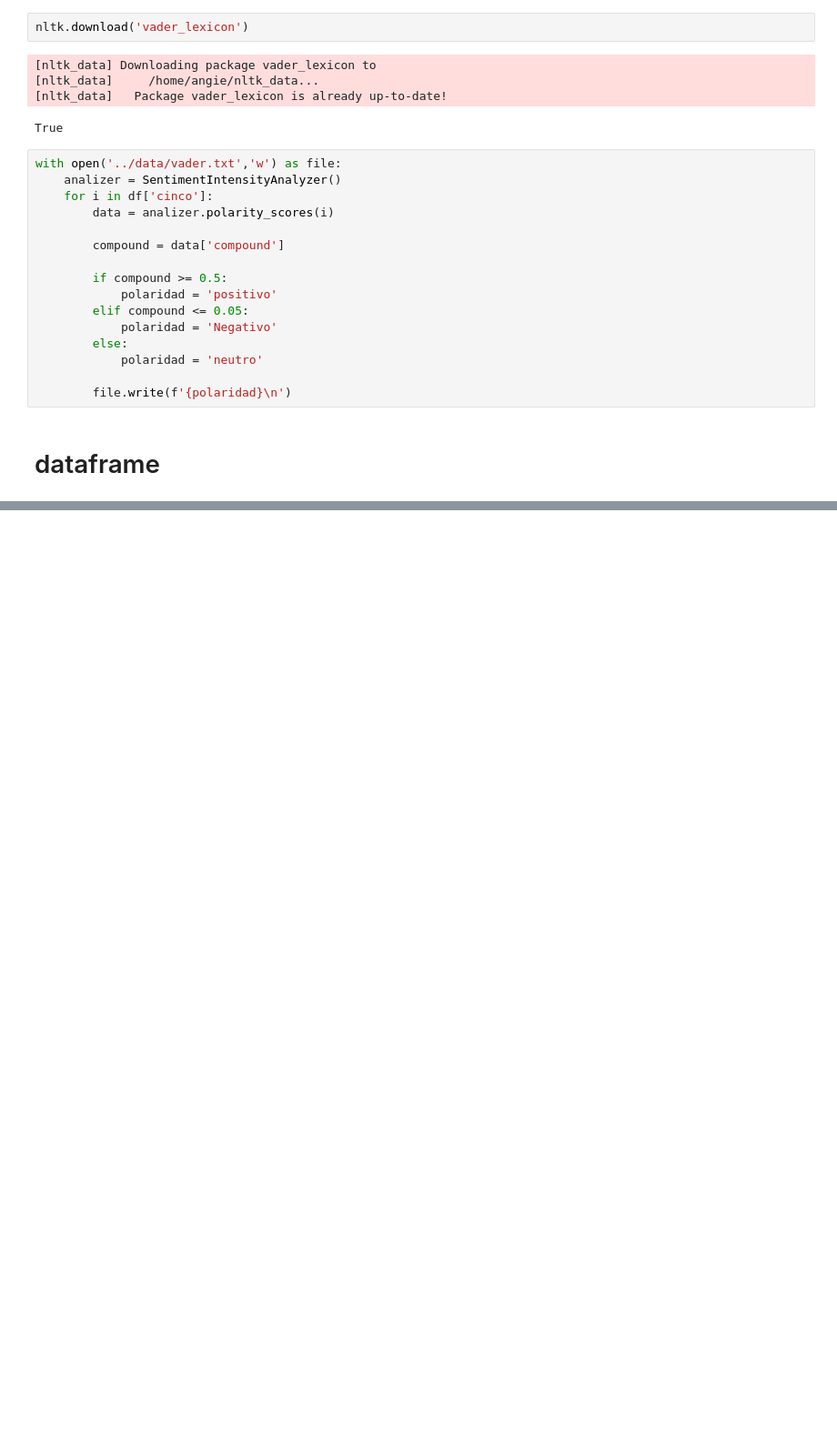
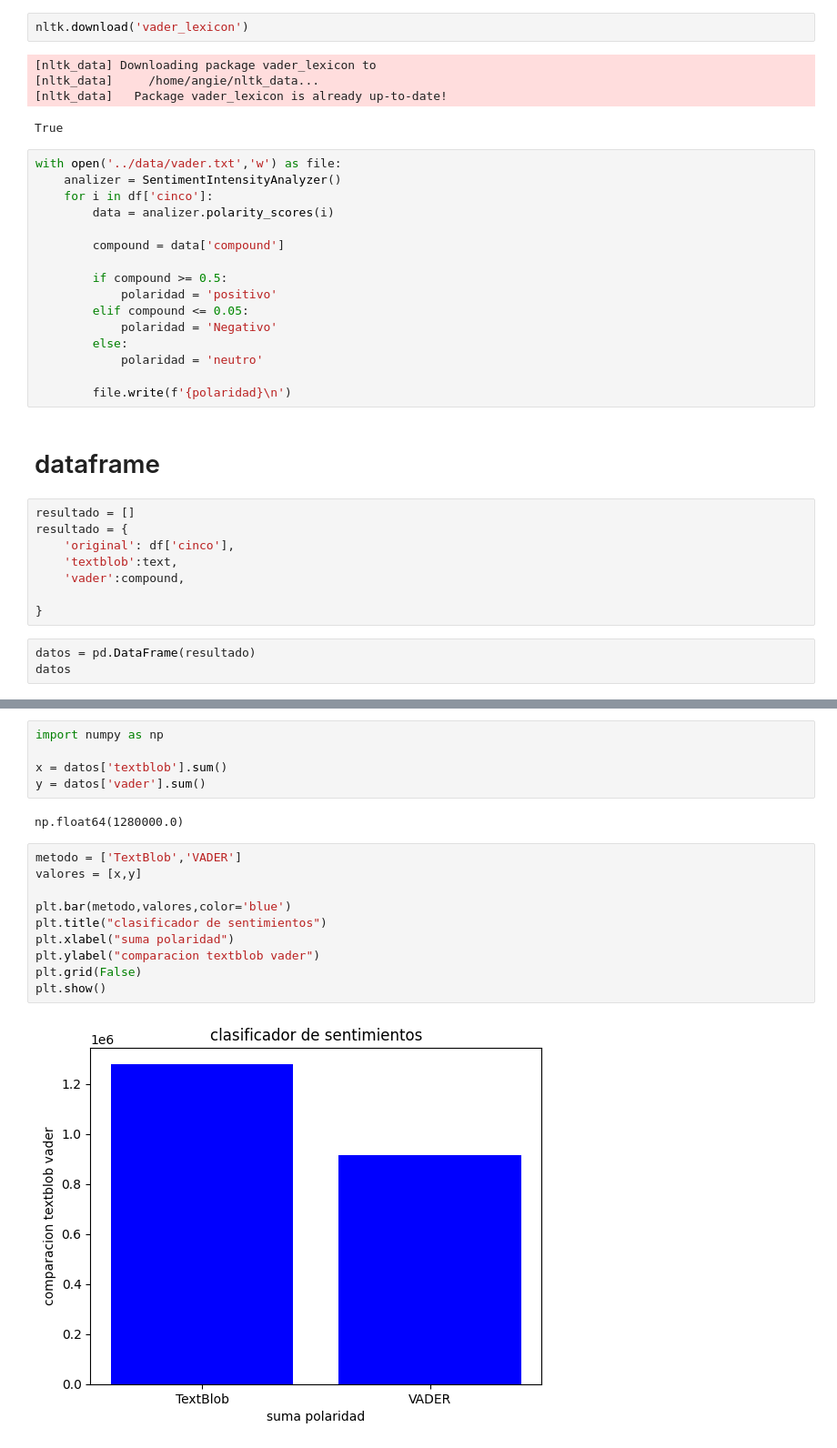
Before and after one commit to duranangie/AI-PROJECT, a Jupyter notebook: Clasificador de Sentimientos de Tweets/notebook/main.ipynb, the cells around one changed output, grey strips where cells are left out. Shown: that part at 91% size. Saved outputs shown, nothing was run; the diff lists cells and outputs as text; blank space fills up the shorter version.

Commit message:
add graphics

```diff
--- a/Clasificador de Sentimientos de Tweets/notebook/main.ipynb
+++ b/Clasificador de Sentimientos de Tweets/notebook/main.ipynb
@@ -154,3 +153,14 @@ with open('../data/vader.txt','w') as file:
         file.write(f'{polaridad}\n')
 # %% [markdown]
 # dataframe
+# %%
+resultado = []
+resultado = {
+    'original': df['cinco'],
+    'textblob':text,
+    'vader':compound,
+
+}
+# %%
+datos = pd.DataFrame(resultado)
+datos
@@ -156,0 +181,19 @@ with open('../data/vader.txt','w') as file:
+# %%
+import numpy as np
+
+x = datos['textblob'].sum()
+y = datos['vader'].sum()
+# %% [output]
+np.float64(1280000.0)
+# %%
+metodo = ['TextBlob','VADER']
+valores = [x,y]
+
+plt.bar(metodo,valores,color='blue')
+plt.title("clasificador de sentimientos")
+plt.xlabel("suma polaridad")
+plt.ylabel("comparacion textblob vader")
+plt.grid(False)
+plt.show()
+# %% [output]
+[figure, added]
```
Also changed, not shown: parts of 3 cells of this notebook.
